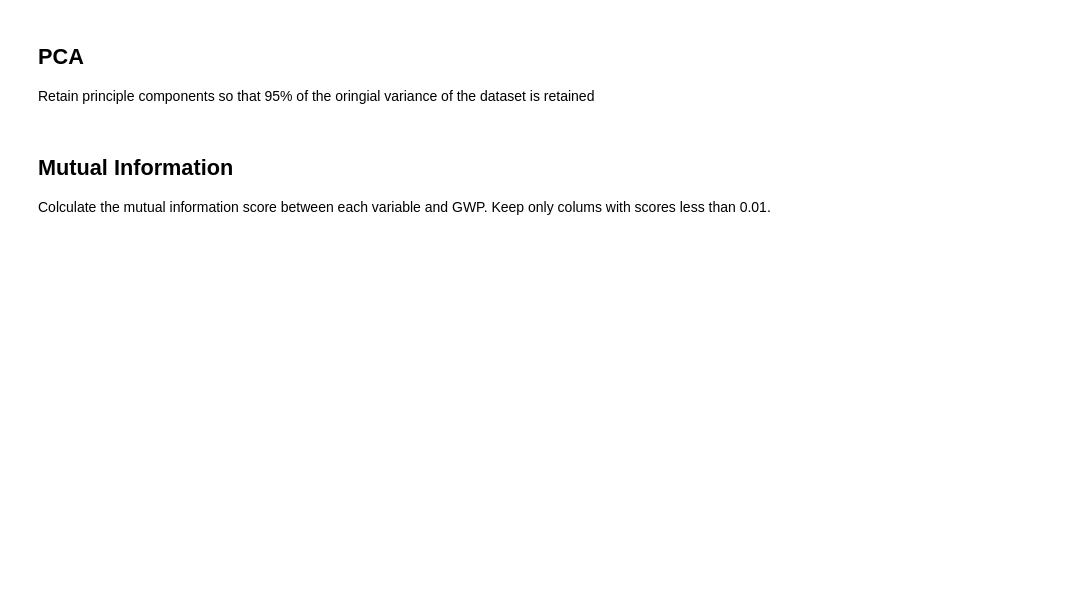
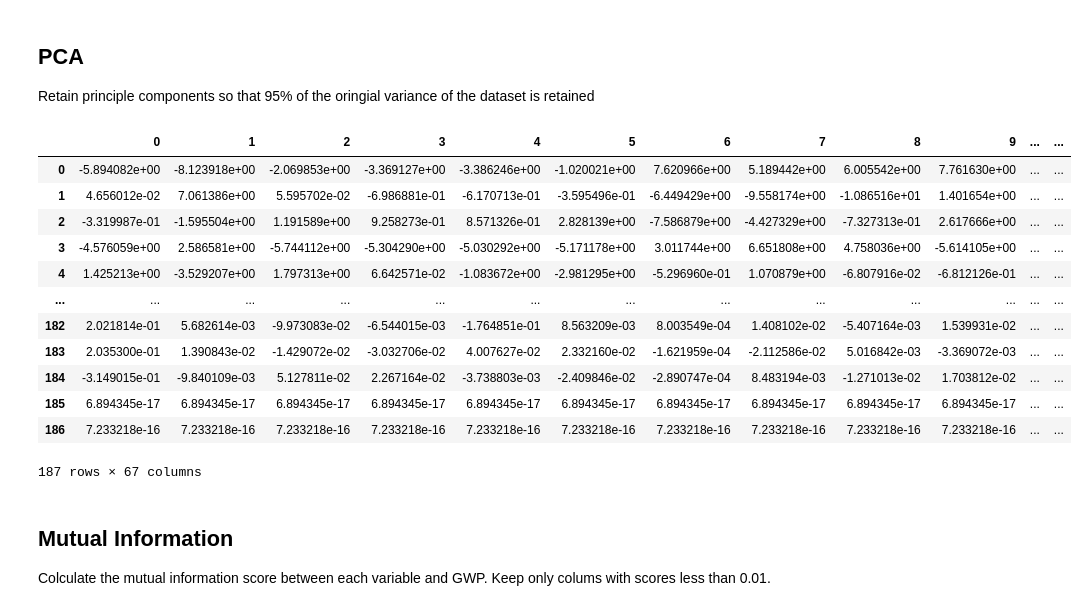
Before and after one commit to tylersmed/LCA_Machine_Learning, a Jupyter notebook: recreating-paper/feature_selection.ipynb, the cells around one changed output. Saved outputs shown, nothing was run; the diff lists cells and outputs as text; code cells hidden in the pictures; blank space fills up the shorter version.

```diff
--- a/recreating-paper/feature_selection.ipynb
+++ b/recreating-paper/feature_selection.ipynb
@@ -48,3 +48,19 @@ pca_values['GWP'] = y
+# %%
+pca_values
+# %% [output]
+|  | 0 | 1 | 2 | 3 | 4 | 5 | 6 | 7 | 8 | 9 | ... | ... |
+| 0 | -5.894082e+00 | -8.123918e+00 | -2.069853e+00 | -3.369127e+00 | -3.386246e+00 | -1.020021e+00 | 7.620966e+00 | 5.189442e+00 | 6.005542e+00 | 7.761630e+00 | ... | ... |
+| 1 | 4.656012e-02 | 7.061386e+00 | 5.595702e-02 | -6.986881e-01 | -6.170713e-01 | -3.595496e-01 | -6.449429e+00 | -9.558174e+00 | -1.086516e+01 | 1.401654e+00 | ... | ... |
+| 2 | -3.319987e-01 | -1.595504e+00 | 1.191589e+00 | 9.258273e-01 | 8.571326e-01 | 2.828139e+00 | -7.586879e+00 | -4.427329e+00 | -7.327313e-01 | 2.617666e+00 | ... | ... |
+| 3 | -4.576059e+00 | 2.586581e+00 | -5.744112e+00 | -5.304290e+00 | -5.030292e+00 | -5.171178e+00 | 3.011744e+00 | 6.651808e+00 | 4.758036e+00 | -5.614105e+00 | ... | ... |
+| 4 | 1.425213e+00 | -3.529207e+00 | 1.797313e+00 | 6.642571e-02 | -1.083672e+00 | -2.981295e+00 | -5.296960e-01 | 1.070879e+00 | -6.807916e-02 | -6.812126e-01 | ... | ... |
+| ... | ... | ... | ... | ... | ... | ... | ... | ... | ... | ... | ... | ... |
+| 182 | 2.021814e-01 | 5.682614e-03 | -9.973083e-02 | -6.544015e-03 | -1.764851e-01 | 8.563209e-03 | 8.003549e-04 | 1.408102e-02 | -5.407164e-03 | 1.539931e-02 | ... | ... |
+| 183 | 2.035300e-01 | 1.390843e-02 | -1.429072e-02 | -3.032706e-02 | 4.007627e-02 | 2.332160e-02 | -1.621959e-04 | -2.112586e-02 | 5.016842e-03 | -3.369072e-03 | ... | ... |
+| 184 | -3.149015e-01 | -9.840109e-03 | 5.127811e-02 | 2.267164e-02 | -3.738803e-03 | -2.409846e-02 | -2.890747e-04 | 8.483194e-03 | -1.271013e-02 | 1.703812e-02 | ... | ... |
+| 185 | 6.894345e-17 | 6.894345e-17 | 6.894345e-17 | 6.894345e-17 | 6.894345e-17 | 6.894345e-17 | 6.894345e-17 | 6.894345e-17 | 6.894345e-17 | 6.894345e-17 | ... | ... |
+| 186 | 7.233218e-16 | 7.233218e-16 | 7.233218e-16 | 7.233218e-16 | 7.233218e-16 | 7.233218e-16 | 7.233218e-16 | 7.233218e-16 | 7.233218e-16 | 7.233218e-16 | ... | ... |
+187 rows × 67 columns
 # %% [markdown]
 ## Mutual Information
 Colculate the mutual information score between each variable and GWP. Keep only colums with scores less than 0.01.
```
Also changed, not shown: parts of 3 cells of this notebook, 3 other files.
